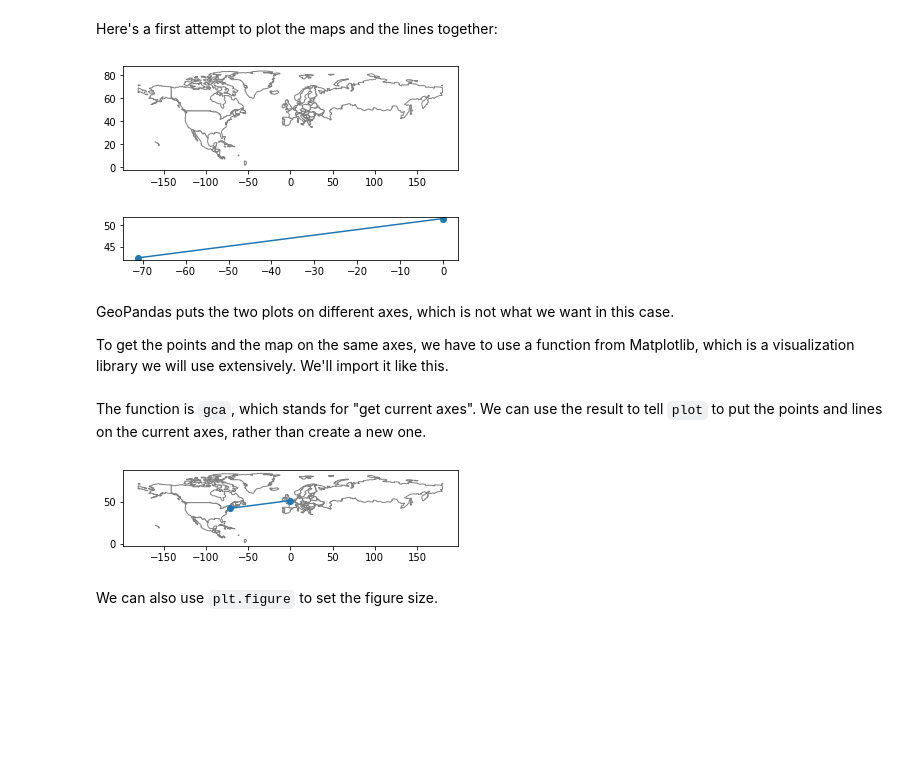
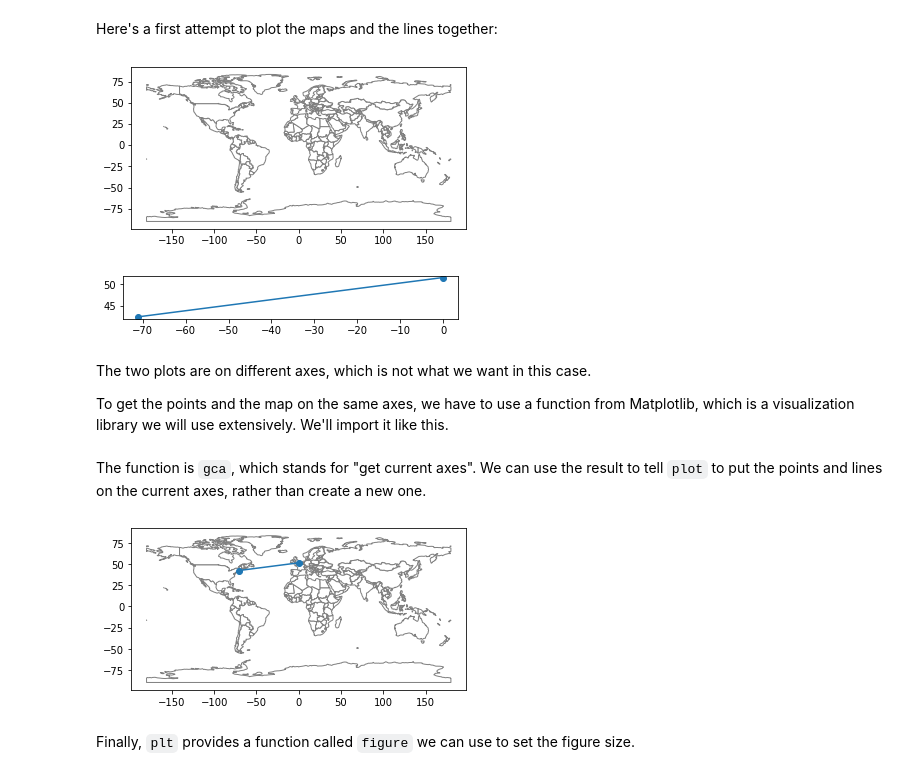
Before and after one commit to AllenDowney/ElementsOfDataScience, a Jupyter notebook: _sources/02_times.ipynb, the cells around one changed output. Cells and saved outputs as stored; diff of their text form; code cells hidden in the pictures; blank space fills up the shorter version.

```diff
--- a/_sources/02_times.ipynb
+++ b/_sources/02_times.ipynb
@@ -584,15 +537,15 @@ series.plot();
 Here's a first attempt to plot the maps and the lines together:
 # %%
 # plot the map
-region.plot(color='white', edgecolor='gray')
+world.plot(color='white', edgecolor='gray')
 
 # plot Boston, London, and the line
 series.plot();
 # %% [output]
-[figure, old version]
+[figure, new version]
 [figure]
 # %% [markdown]
-GeoPandas puts the two plots on different axes, which is not what we want in this case.
+The two plots are on different axes, which is not what we want in this case.
 
 To get the points and the map on the same axes, we have to use a function from Matplotlib, which is a visualization library we will use extensively.  We'll import it like this.
 # %%
@@ -601,16 +554,12 @@ import matplotlib.pyplot as plt
 The function is `gca`, which stands for "get current axes".  We can use the result to tell `plot` to put the points and lines on the current axes, rather than create a new one.
 # %%
 ax = plt.gca()
-
-# plot the map
-region.plot(color='white', edgecolor='gray', ax=ax)
-
-# plot Boston, London, and the line
+world.plot(color='white', edgecolor='gray', ax=ax)
 series.plot(ax=ax);
 # %% [output]
-[figure, old version]
+[figure, new version]
 # %% [markdown]
-We can also use `plt.figure` to set the figure size.
+Finally, `plt` provides a function called `figure` we can use to set the figure size.
 # %%
 plt.figure(figsize=(12, 12))
 ax = plt.gca()
```
Also changed, not shown: parts of 49 cells of this notebook, 16 other files.
